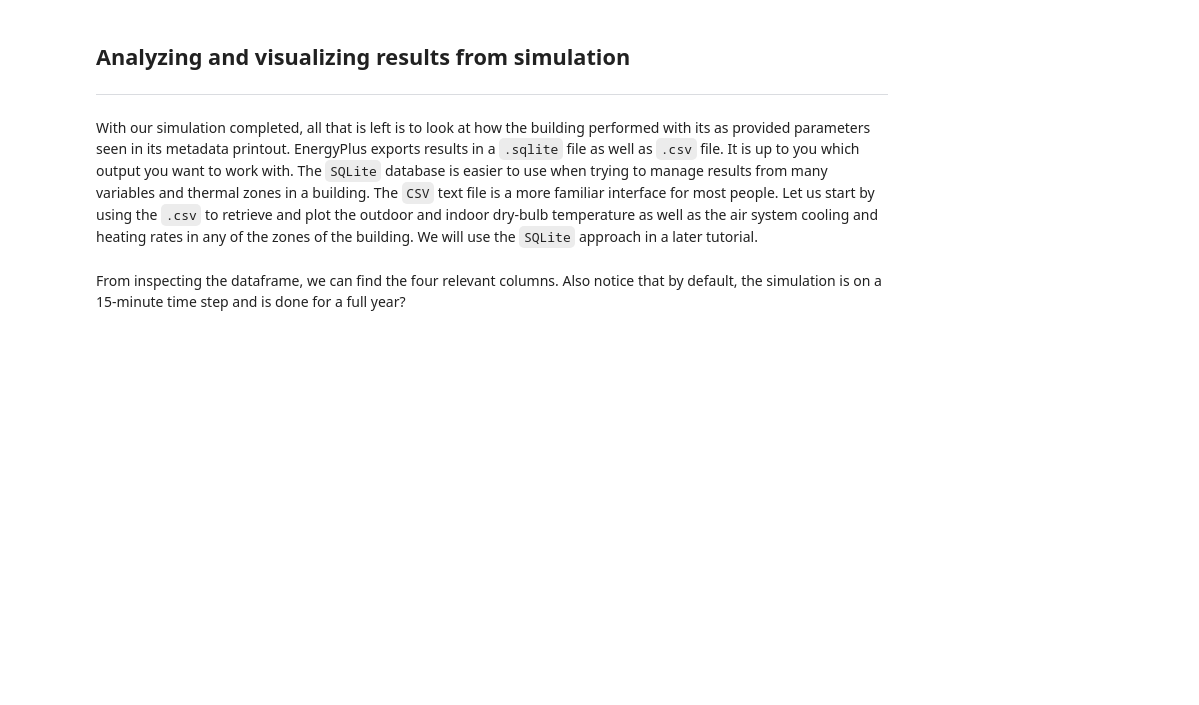
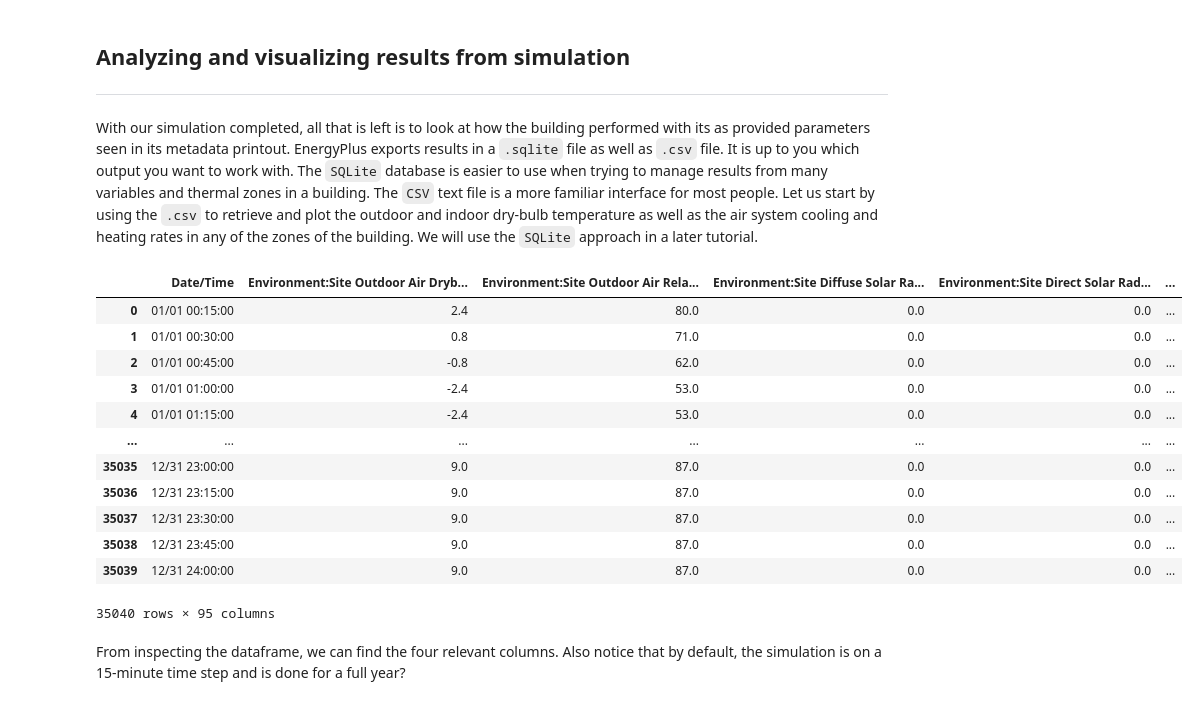
Before and after one commit to intelligent-environments-lab/occupant_centric_grid_interactive_buildings_course, a Jupyter notebook: src/notebooks/tutorials/introduction_to_energy_plus.ipynb, the cells around one changed output. Cells and saved outputs as stored; diff of their text form; code cells hidden in the pictures; blank space fills up the shorter version.

Commit message:
fixed bugs and showed cell outputs

```diff
--- a/src/notebooks/tutorials/introduction_to_energy_plus.ipynb
+++ b/src/notebooks/tutorials/introduction_to_energy_plus.ipynb
@@ -125,7 +157,8 @@ building = eulp.simulate_building(
     BLDG_ID,
     IDD_FILEPATH,
     simulation_id=SIMULATION_ID,
-    output_directory=SIMULATION_ID
+    output_directory=SIMULATION_ID,
+    default_output_variables=True,
 )
 # %% [markdown]
 ## Analyzing and visualizing results from simulation
@@ -133,10 +166,24 @@ building = eulp.simulate_building(
 
 With our simulation completed, all that is left is to look at how the building performed with its as provided parameters seen in its metadata printout. EnergyPlus exports results in a `.sqlite` file as well as `.csv` file. It is up to you which output you want to work with. The `SQLite` database is easier to use when trying to manage results from many variables and thermal zones in a building. The `CSV` text file is a more familiar interface for most people. Let us start by using the `.csv` to retrieve and plot the outdoor and indoor dry-bulb temperature as well as the air system cooling and heating rates in any of the zones of the building. We will use the `SQLite` approach in a later tutorial.
 # %%
-results = building.simulator.get_result_csv()
+results = building.simulator.get_output_variables_csv()
 
 with pd.option_context('display.max_columns', None):
     display(results)
+# %% [output]
+|  | Date/Time | Environment:Site Outdoor Air Dryb... | Environment:Site Outdoor Air Rela... | Environment:Site Diffuse Solar Ra... | Environment:Site Direct Solar Rad... | ... |
+| 0 | 01/01 00:15:00 | 2.4 | 80.0 | 0.0 | 0.0 | ... |
+| 1 | 01/01 00:30:00 | 0.8 | 71.0 | 0.0 | 0.0 | ... |
+| 2 | 01/01 00:45:00 | -0.8 | 62.0 | 0.0 | 0.0 | ... |
+| 3 | 01/01 01:00:00 | -2.4 | 53.0 | 0.0 | 0.0 | ... |
+| 4 | 01/01 01:15:00 | -2.4 | 53.0 | 0.0 | 0.0 | ... |
+| ... | ... | ... | ... | ... | ... | ... |
+| 35035 | 12/31 23:00:00 | 9.0 | 87.0 | 0.0 | 0.0 | ... |
+| 35036 | 12/31 23:15:00 | 9.0 | 87.0 | 0.0 | 0.0 | ... |
+| 35037 | 12/31 23:30:00 | 9.0 | 87.0 | 0.0 | 0.0 | ... |
+| 35038 | 12/31 23:45:00 | 9.0 | 87.0 | 0.0 | 0.0 | ... |
+| 35039 | 12/31 24:00:00 | 9.0 | 87.0 | 0.0 | 0.0 | ... |
+35040 rows × 95 columns
 # %% [markdown]
 From inspecting the dataframe, we can find the four relevant columns. Also notice that by default, the simulation is on a 15-minute time step and is done for a full year?
 # %%
```
Also changed, not shown: parts of 6 cells of this notebook.
